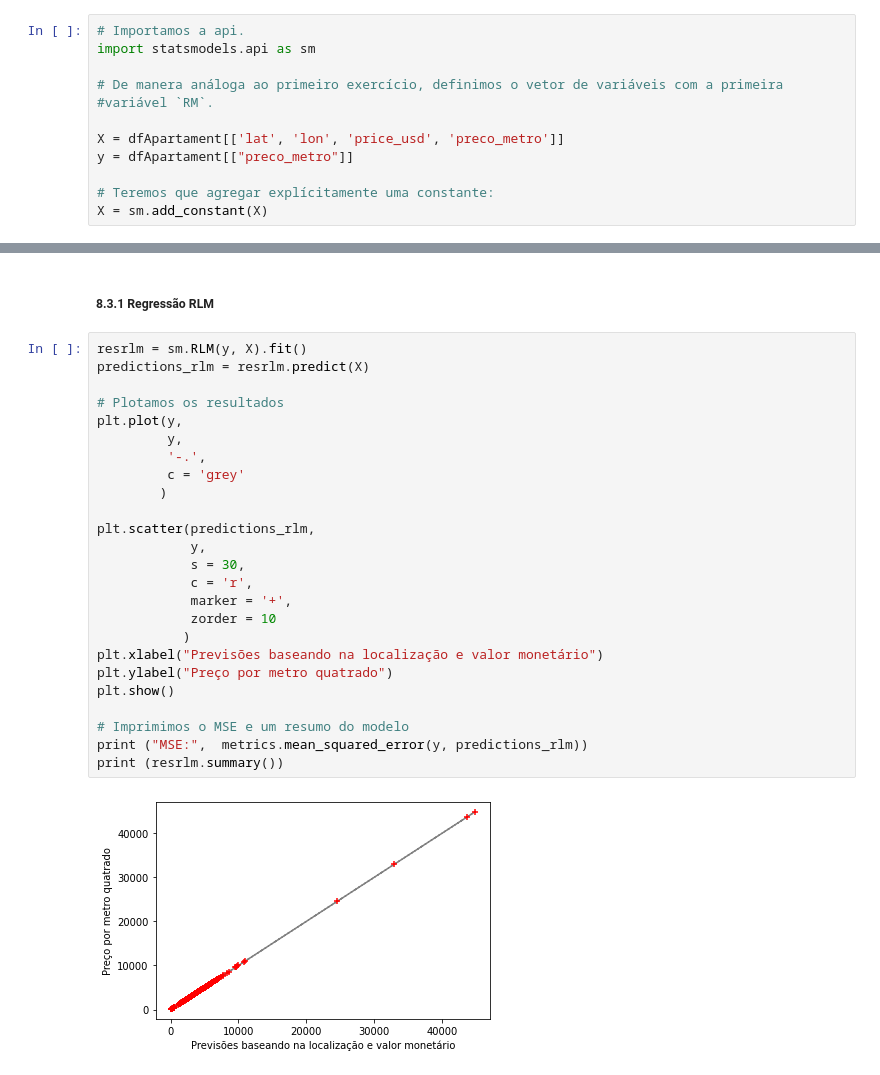
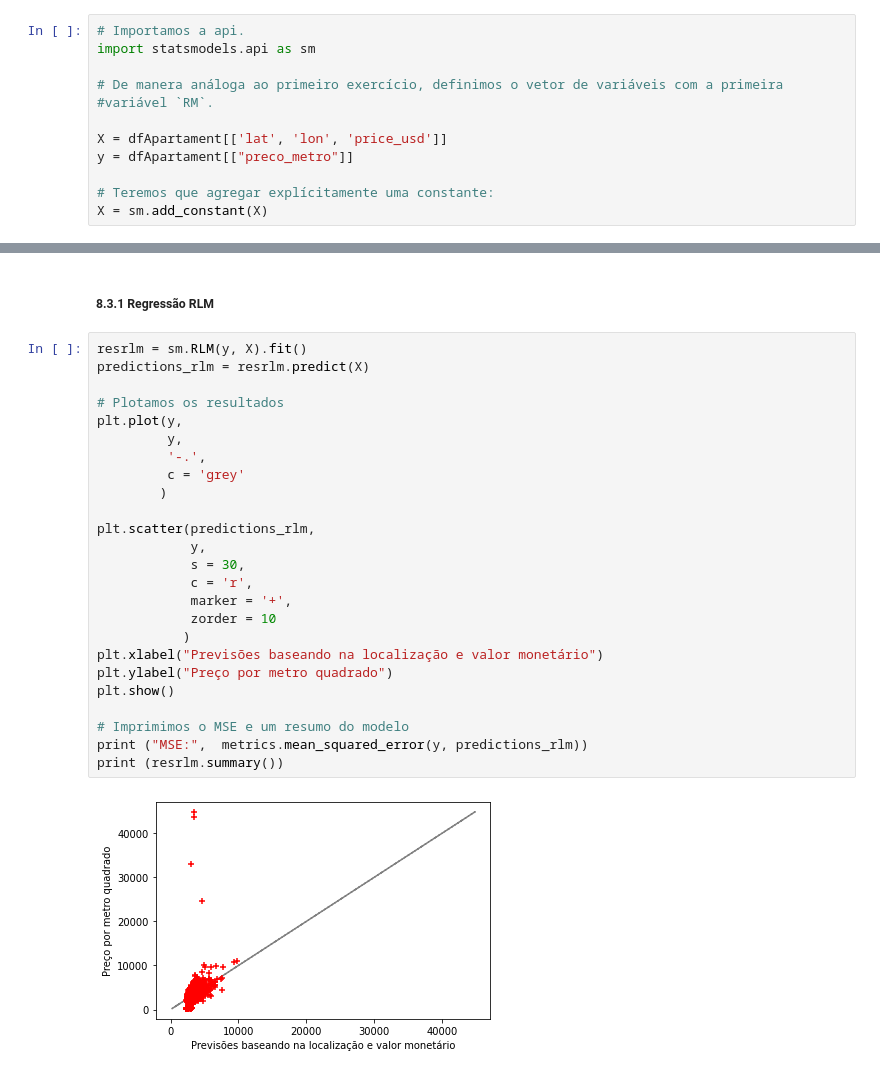
Before and after one commit to lidiambsouza/price_properties, a Jupyter notebook: price_properties.ipynb, the cells around one changed output, grey strips where cells are left out. Drawn from its saved outputs; the diff is of its cells as text.

```diff
--- a/price_properties.ipynb
+++ b/price_properties.ipynb
@@ -795,7 +1134,7 @@ import statsmodels.api as sm
 # De manera análoga ao primeiro exercício, definimos o vetor de variáveis com a primeira
 #variável `RM`.
 
-X = dfApartament[['lat', 'lon', 'price_usd', 'preco_metro']]
+X = dfApartament[['lat', 'lon', 'price_usd']]
 y = dfApartament[["preco_metro"]]
 
 # Teremos que agregar explícitamente uma constante:
@@ -851,27 +1190,27 @@ strong multicollinearity or other numerical problems.
 # %%
 resrlm = sm.RLM(y, X).fit()
 predictions_rlm = resrlm.predict(X)
 
 # Plotamos os resultados
 plt.plot(y,
          y,
          '-.',
          c = 'grey'
         )
 
 plt.scatter(predictions_rlm,
             y,
             s = 30,
             c = 'r',
             marker = '+',
             zorder = 10
            )
 plt.xlabel("Previsões baseando na localização e valor monetário")
-plt.ylabel("Preço por metro quatrado")
+plt.ylabel("Preço por metro quadrado")
 plt.show()
 
 # Imprimimos o MSE e um resumo do modelo
 print ("MSE:",  metrics.mean_squared_error(y, predictions_rlm))
 print (resrlm.summary())
 # %% [output]
-[figure, old version]
+[figure, new version]
```
Also changed, not shown: parts of 13 cells of this notebook.
